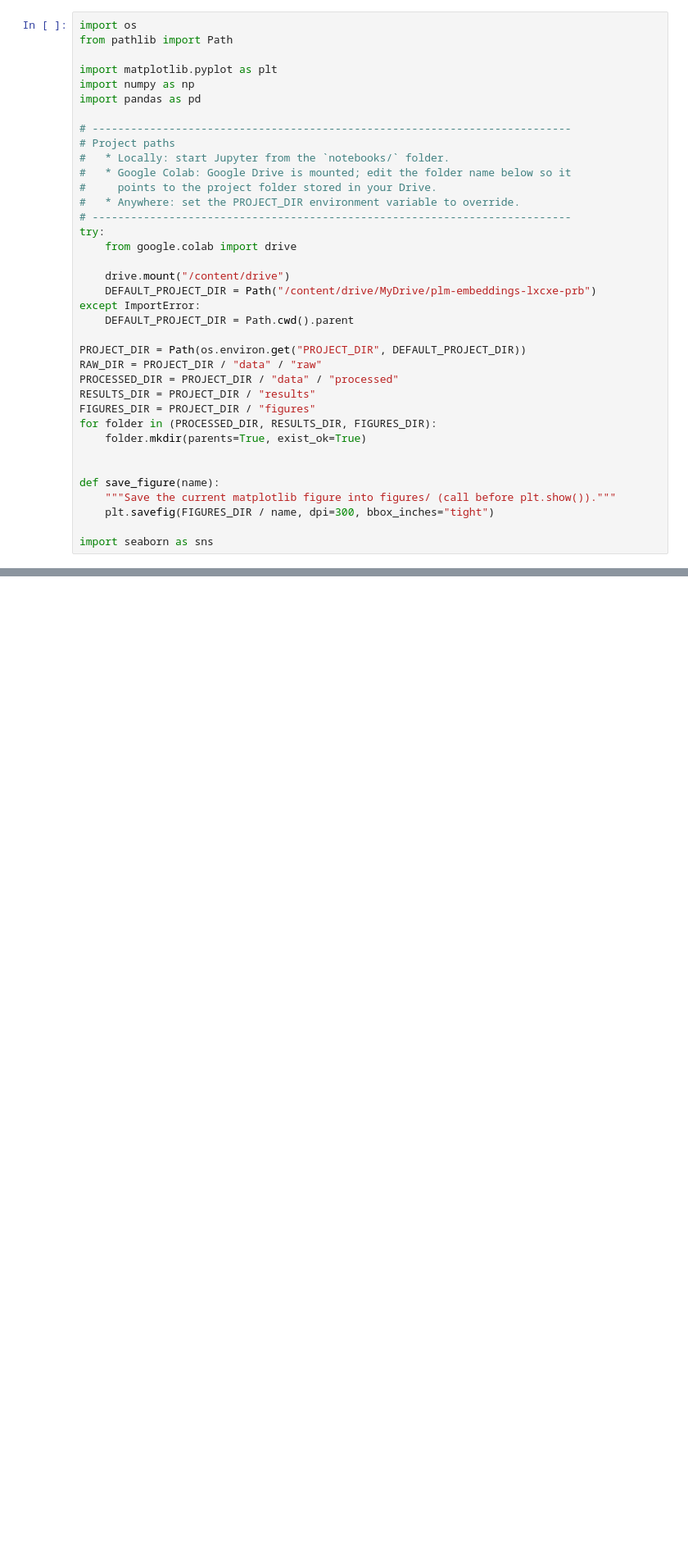
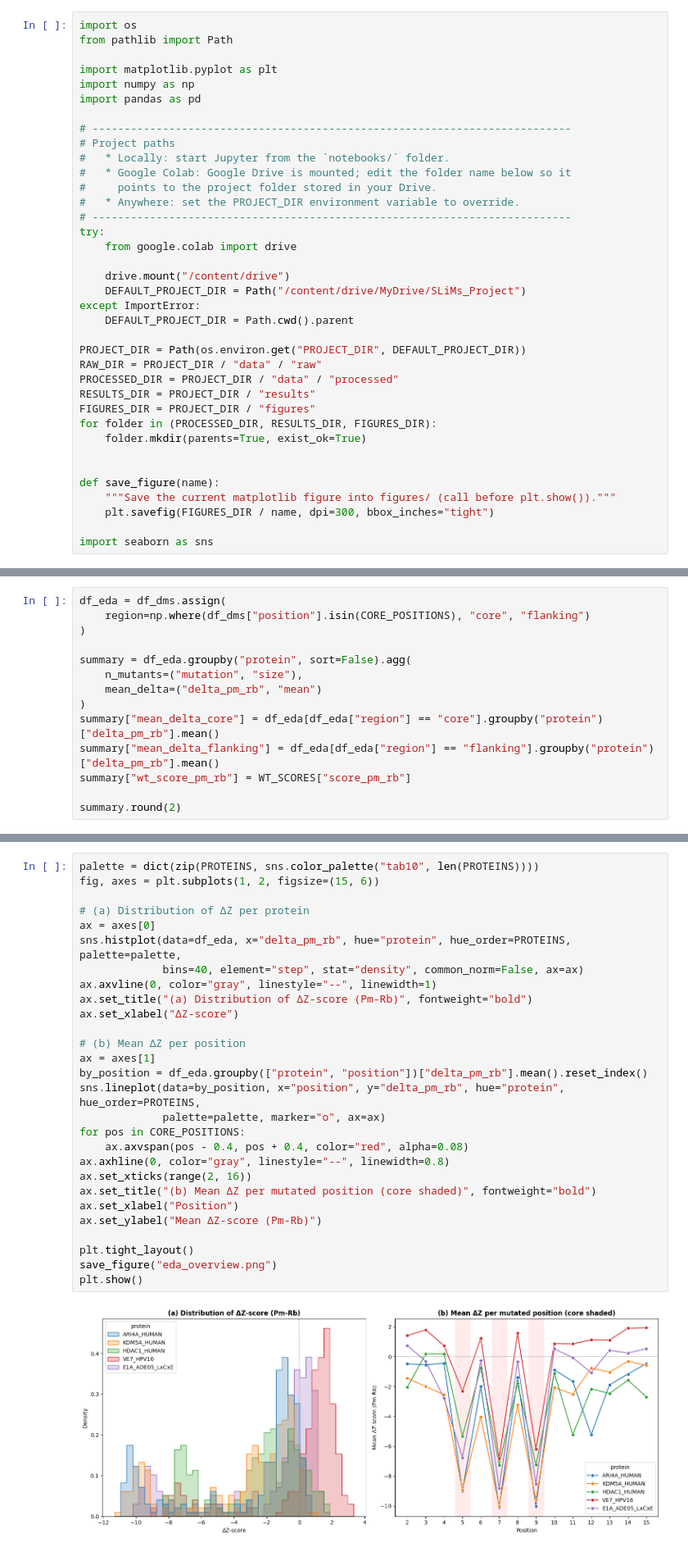
Before and after one commit to EriGorosito/SLiMs_project, a Jupyter notebook: notebooks/02_dms_mutation_heatmaps.ipynb, the cells around one changed output, grey strips where cells are left out. Shown at 82% size. Saved outputs shown, nothing was run; the diff lists cells and outputs as text; blank space fills up the shorter version.

```diff
--- a/notebooks/02_dms_mutation_heatmaps.ipynb
+++ b/notebooks/02_dms_mutation_heatmaps.ipynb
@@ -29,7 +29,7 @@ try:
     from google.colab import drive
 
     drive.mount("/content/drive")
-    DEFAULT_PROJECT_DIR = Path("/content/drive/MyDrive/plm-embeddings-lxcxe-prb")
+    DEFAULT_PROJECT_DIR = Path("/content/drive/MyDrive/SLiMs_Project")
 except ImportError:
     DEFAULT_PROJECT_DIR = Path.cwd().parent
 
@@ -63,0 +79,14 @@ print(df_dms.groupby("protein", sort=False).size())
+# %%
+df_eda = df_dms.assign(
+    region=np.where(df_dms["position"].isin(CORE_POSITIONS), "core", "flanking")
+)
+
+summary = df_eda.groupby("protein", sort=False).agg(
+    n_mutants=("mutation", "size"),
+    mean_delta=("delta_pm_rb", "mean")
+)
+summary["mean_delta_core"] = df_eda[df_eda["region"] == "core"].groupby("protein")["delta_pm_rb"].mean()
+summary["mean_delta_flanking"] = df_eda[df_eda["region"] == "flanking"].groupby("protein")["delta_pm_rb"].mean()
+summary["wt_score_pm_rb"] = WT_SCORES["score_pm_rb"]
+
+summary.round(2)
@@ -64 +101,31 @@ print(df_dms.groupby("protein", sort=False).size())
+# %%
+palette = dict(zip(PROTEINS, sns.color_palette("tab10", len(PROTEINS))))
+fig, axes = plt.subplots(1, 2, figsize=(15, 6))
+
+# (a) Distribution of ΔZ per protein
+ax = axes[0]
+sns.histplot(data=df_eda, x="delta_pm_rb", hue="protein", hue_order=PROTEINS, palette=palette,
+             bins=40, element="step", stat="density", common_norm=False, ax=ax)
+ax.axvline(0, color="gray", linestyle="--", linewidth=1)
+ax.set_title("(a) Distribution of ΔZ-score (Pm-Rb)", fontweight="bold")
+ax.set_xlabel("ΔZ-score")
+
+# (b) Mean ΔZ per position
+ax = axes[1]
+by_position = df_eda.groupby(["protein", "position"])["delta_pm_rb"].mean().reset_index()
+sns.lineplot(data=by_position, x="position", y="delta_pm_rb", hue="protein", hue_order=PROTEINS,
+             palette=palette, marker="o", ax=ax)
+for pos in CORE_POSITIONS:
+    ax.axvspan(pos - 0.4, pos + 0.4, color="red", alpha=0.08)
+ax.axhline(0, color="gray", linestyle="--", linewidth=0.8)
+ax.set_xticks(range(2, 16))
+ax.set_title("(b) Mean ΔZ per mutated position (core shaded)", fontweight="bold")
+ax.set_xlabel("Position")
+ax.set_ylabel("Mean ΔZ-score (Pm-Rb)")
+
+plt.tight_layout()
+save_figure("eda_overview.png")
+plt.show()
+# %% [output]
+[figure, added]
 # %% [markdown]
```
Also changed, not shown: parts of 9 cells of this notebook.
